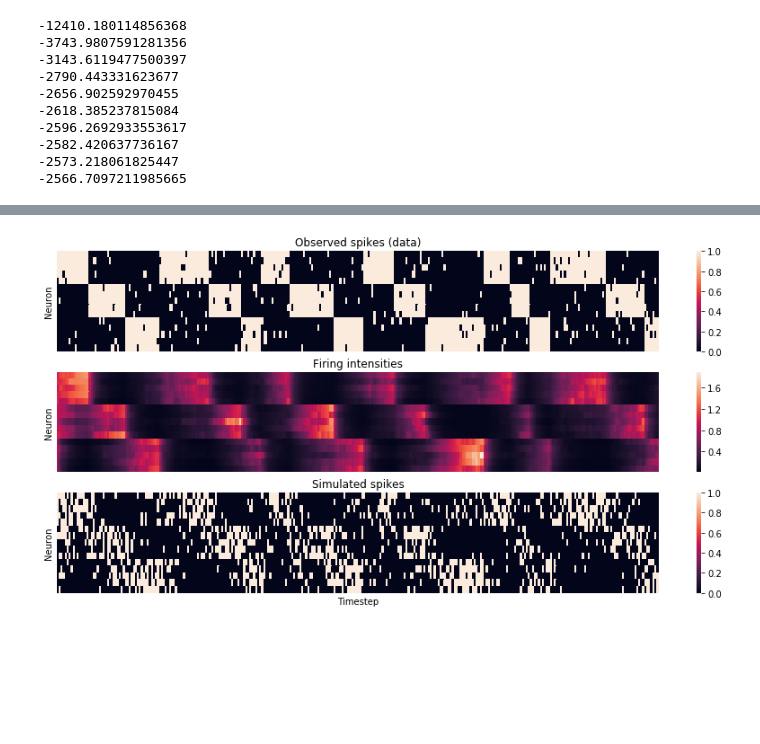
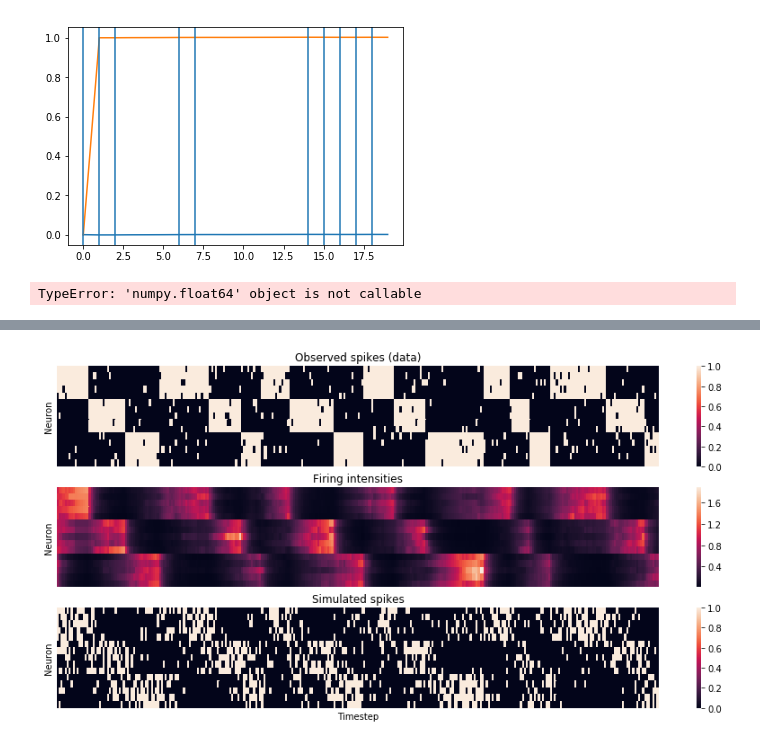
Before and after one commit to andrewcharlesjones/variational_spiking_networks, a Jupyter notebook: vi_spiking_visible_only.ipynb, the cells around one changed output, grey strips where cells are left out. Saved outputs shown, nothing was run; the diff lists cells and outputs as text; code cells hidden in the pictures; blank space fills up the shorter version.

```diff
--- a/vi_spiking_visible_only.ipynb
+++ b/vi_spiking_visible_only.ipynb
@@ -112,0 +230,13 @@ sns.heatmap(data)
+# %%
+neuron_num = 0
+start_idx = 0
+sess_length = 20
+end_idx = start_idx + sess_length
+plt.plot(simulated_potentials[neuron_num, start_idx:end_idx])
+plt.plot(firing_intensities[neuron_num, start_idx:end_idx])
+spike_times = data[neuron_num, start_idx:end_idx] > 0
+xcoords = np.arange(sess_length)[spike_times] * 1.0
+for i in xcoords:
+    plt.axvline(x=i)
+# %% [output]
+[figure, added]
@@ -113,5 +248,6 @@ sns.heatmap(data)
 # %%
 likelihood_trace = []
+mse_trace = []
 for iter_num in range(num_iter):
 
     ## Update membrane potential
@@ -125,11 +261,38 @@ for iter_num in range(num_iter):
             ## loop over neurons
             cumulative_time_array = np.arange(0, tt + 1) / 1000.
             phi_unscaled = phi_t(X=data, t=tt, t_val=tt_val, tau_val=tau)
-            phi = np.dot(learned_weights[ii, :], phi_unscaled)
+            phi = np.dot(learned_weights[ii, :], phi_unscaled) * dt
 
             eta = eta_i_t(X=data, tau_val=tau_adapt, t=tt, t_val=tt_val, i=ii, eta_0=eta_0)
             potentials[ii, tt] = phi + eta
 
+#             potential_update = update_membrane_potential(X=data, tt=tt, ii=ii, tau_val1=tau, tau_val2=tau_adapt, weights=learned_weights)
+
+#             potentials[ii, tt] = potential_update
+
+
+#     for tt in range(0, num_timebins):
+
+#         ## loop over neurons
+#         potential_list = []
+#         for jj in range(num_neurons):
+
+#             cumulative_time_array = (np.arange(0, tt) + 1) / 1000.
+#             phi = np.dot(np.exp(-(tt_val - cumulative_time_array) / tau), data[jj, :tt])
+
+#             potential_list.append(phi)
+
+#         potential_list = np.array(potential_list)
+
+
+#         ## Simulate membrane potential
+#         for ii in range(num_neurons):
+
+#             tt_val = tt / 1000.
+
+#             cumulative_time_array = (np.arange(0, tt) + 1) / 1000.
+#             curr_eta = -eta_0 * np.dot(np.exp(-(tt - cumulative_time_array) / tau_adapt), data[ii, :tt])
+#             potentials[ii, tt] = np.dot(learned_weights[ii, :], potential_list) + curr_eta
 
     ## Update weights
     for ii in range(num_neurons):
@@ -141,9 +304,12 @@ for iter_num in range(num_iter):
 
                 tt_val = tt / 1000.
 
-                curr_phi_j_t = phi_j_t(X=data, j=jj, t=tt, t_val=tt_val, tau_val=tau)
+#                 curr_phi_j_t = phi_j_t(X=data, j=jj, t=tt, t_val=tt_val, tau_val=tau)
 
-                x_minus_rho = data[ii, tt] - rho_i_t(u=potentials, v=v, t=tt, i=ii, delta_u=delta_u)
+                cumulative_time_array = (np.arange(0, tt) + 1) / 1000.
+                curr_phi_j_t = np.dot(np.exp(-(tt_val - cumulative_time_array) / tau), data[jj, :tt]) * dt
+
+                x_minus_rho = data[ii, tt] - rho_i_t(u=potentials, v=v, t=tt, i=ii, delta_u=delta_u) * dt
 
                 summand = curr_phi_j_t * x_minus_rho
                 timebin_summands.append(summand)
@@ -151,22 +317,21 @@ for iter_num in range(num_iter):
             weight_gradient = np.sum(timebin_summands)
             learned_weights[ii, jj] += mu_M * weight_gradient
 
+#             M_weight_gradient = visible_weight_gradient(X=data, ii=ii, jj=jj, tau_val=tau, u=potentials)
+#             learned_weights[ii, jj] += mu_M * M_weight_gradient
+
+
+
     # print and save likelihoods over time
-    if iter_num % print_iter == 0:
+    if iter_num % 1 == 0:
         curr_likelihood = log_likelihood(u=potentials, X=data)
         likelihood_trace.append(curr_likelihood)
-        print curr_likelihood
+
+        curr_mse = np.mean((learned_weights - true_weights)**2)
+        mse_trace.append(curr_mse)
+        print 'Likelihood: {}, MSE: {}'.format(curr_likelihood, curr_mse)
 # %% [output]
--12410.180114856368
--3743.9807591281356
--3143.6119477500397
--2790.443331623677
--2656.902592970455
--2618.385237815084
--2596.2692933553617
--2582.420637736167
--2573.218061825447
--2566.7097211985665
+TypeError: 'numpy.float64' object is not callable
 # %%
 plt.plot(likelihood_trace)
 plt.xlabel("timestep / {}".format(print_iter))
```
Also changed, not shown: parts of 11 cells of this notebook, 4 other files.
